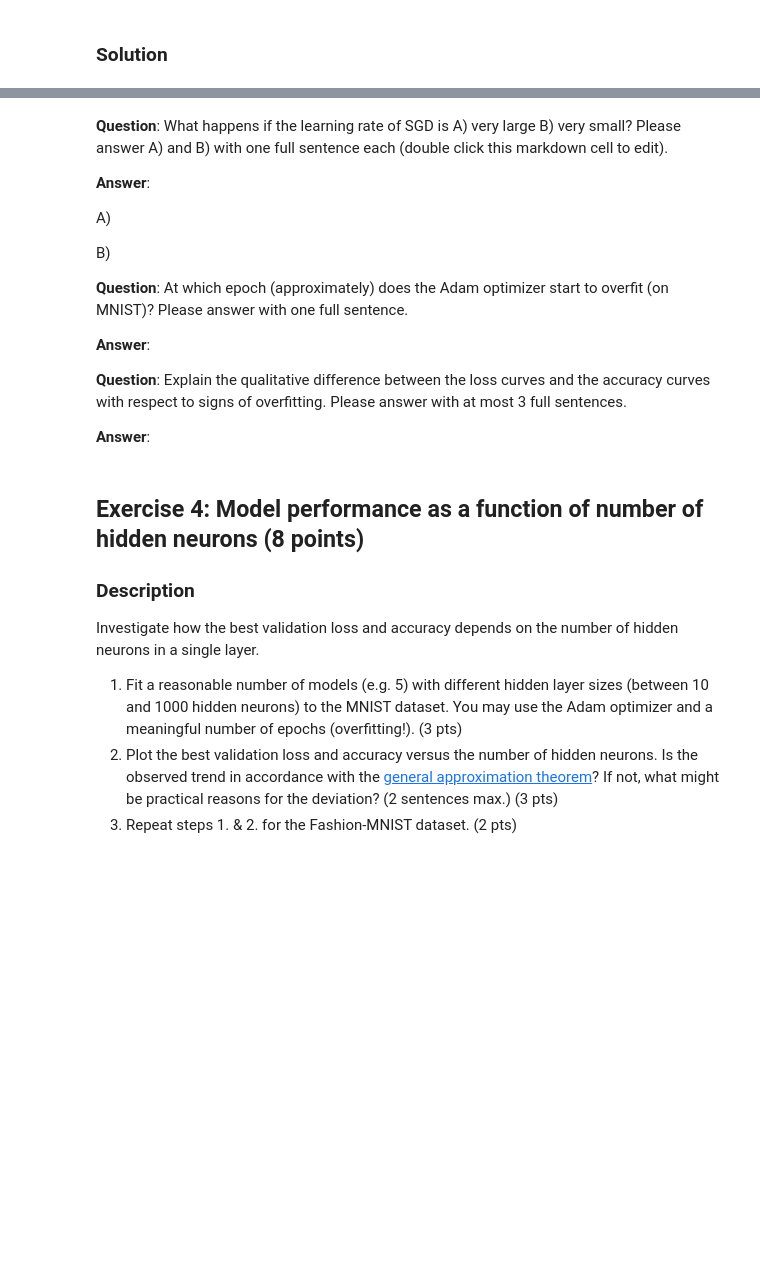
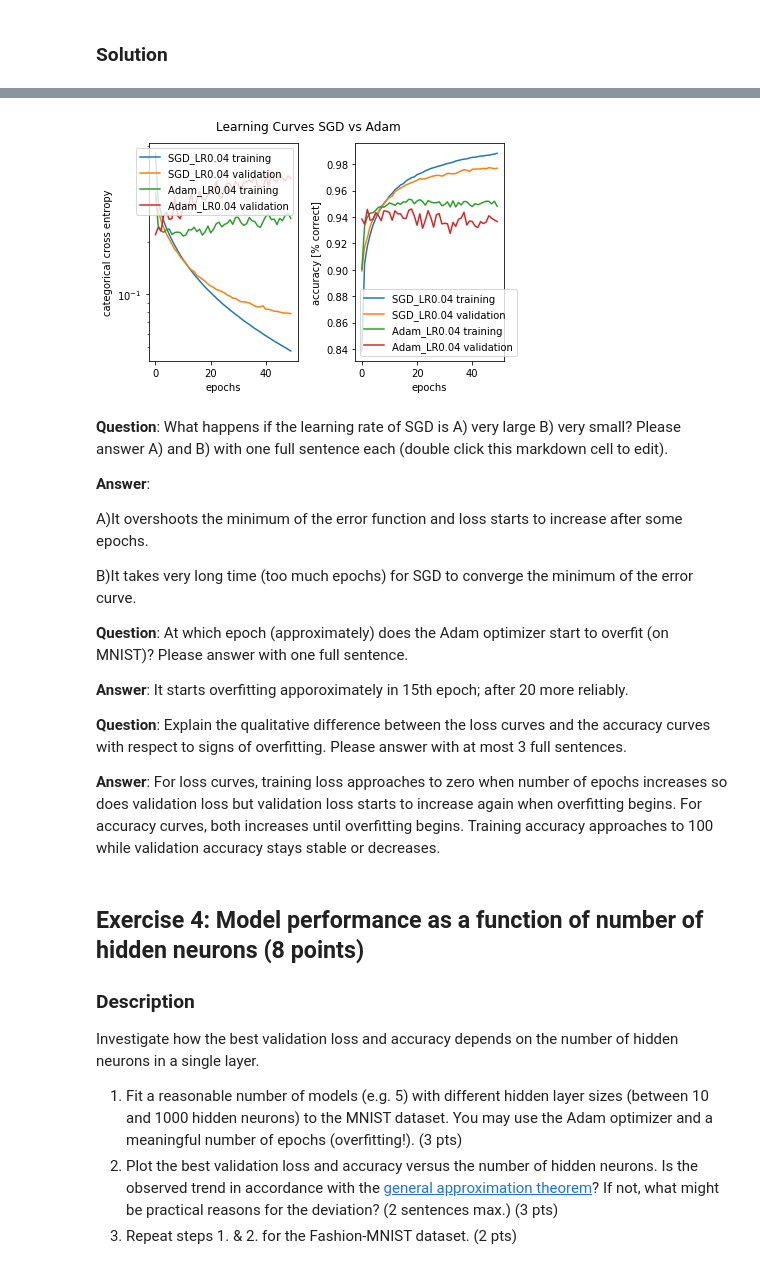
Before and after one commit to effervescent-shot/Projects-ANN, a Jupyter notebook: miniproject1.ipynb, the cells around one changed output, grey strips where cells are left out. Cells and saved outputs as stored; diff of their text form; code cells hidden in the pictures; blank space fills up the shorter version.

```diff
--- a/miniproject1.ipynb
+++ b/miniproject1.ipynb
@@ -297,0 +349,3 @@ model.compile(loss='categorical_crossentropy',
+# %%
+lr_chosen = lr_list[np.argmax(sgd_acc_list)]
+lr_chosen
@@ -297,0 +354,14 @@ model.compile(loss='categorical_crossentropy',
+# %%
+sgd = SGD(lr=lr_chosen)
+model = model_Q3()
+model.compile(loss='categorical_crossentropy',
+              optimizer=sgd,
+              metrics=['accuracy'])
+
+
+# Fit the model
+history_sgd = model.fit(x_train, y_train,
+                    batch_size=batch_size,
+                    epochs=epochs,
+                    verbose=1,
+                    callbacks = None, validation_data = (x_test, y_test) )
@@ -297,0 +386,14 @@ model.compile(loss='categorical_crossentropy',
+# %%
+adm = Adam(lr=lr_chosen)
+model = model_Q3()
+model.compile(loss='categorical_crossentropy',
+              optimizer=adm,
+              metrics=['accuracy'])
+
+
+# Fit the model
+history_adam = model.fit(x_train, y_train,
+                    batch_size=batch_size,
+                    epochs=epochs,
+                    verbose=1,
+                    callbacks = None, validation_data = (x_test, y_test) )
@@ -299,32 +419,41 @@ model.compile(loss='categorical_crossentropy',
 # This plotting routine might help you ...
 def comparison_plot(history_sgd, history_adam, label1, label2, title):
     fig, ax1, ax2 = prepare_standardplot(title, "epochs")
-    ax1.plot(history_sgd.history['loss'], label=label1 + ' training')
+
+    ax1.plot(history_sgd.history['loss'], label=label1 + ' training' )
     ax1.plot(history_sgd.history['val_loss'], label=label1 + ' validation')
     ax1.plot(history_adam.history['loss'], label=label2 + ' training')
     ax1.plot(history_adam.history['val_loss'], label=label2 + ' validation')
+    ax1.legend(loc='lower left')
+
     ax2.plot(history_sgd.history['acc'], label=label1 + ' training')
     ax2.plot(history_sgd.history['val_acc'], label=label1 + ' validation')
     ax2.plot(history_adam.history['acc'], label=label2 + ' training')
     ax2.plot(history_adam.history['val_acc'], label=label2 + ' validation')
+    ax2.legend(loc='lower left')
+
     finalize_standardplot(fig, ax1, ax2)
     return fig
+# %%
+comparison_plot(history_sgd, history_adam, 'SGD_LR'+str(lr_chosen), 'Adam_LR'+str(lr_chosen), 'Learning Curves SGD vs Adam' );
+# %% [output]
+[figure, added]
 # %% [markdown]
 **Question**: What happens if the learning rate of SGD is A) very large B) very small? Please answer A) and B) with one full sentence each (double click this markdown cell to edit).
 
 **Answer**:
 
-A)
+A)It overshoots the minimum of the error function and loss starts to increase after some epochs.
 
-B)
+B)It takes very long time (too much epochs) for SGD to converge the minimum of the error curve.
 
 **Question**: At which epoch (approximately) does the Adam optimizer start to overfit (on MNIST)? Please answer with one full sentence.
 
-**Answer**:
+**Answer**: It starts overfitting apporoximately in 15th epoch; after 20 more reliably.
 
 **Question**: Explain the qualitative difference between the loss curves and the accuracy curves with respect to signs of overfitting. Please answer with at most 3 full sentences.
 
-**Answer**:
+**Answer**: For loss curves, training loss approaches to zero when number of epochs increases so does validation loss but validation loss starts to increase again when overfitting begins. For accuracy curves, both increases until overfitting begins. Training accuracy approaches to 100 while validation accuracy stays stable or decreases.
 # %% [markdown]
 ## Exercise 4: Model performance as a function of number of hidden neurons (8 points)
 
```
Also changed, not shown: parts of 26 cells of this notebook.
